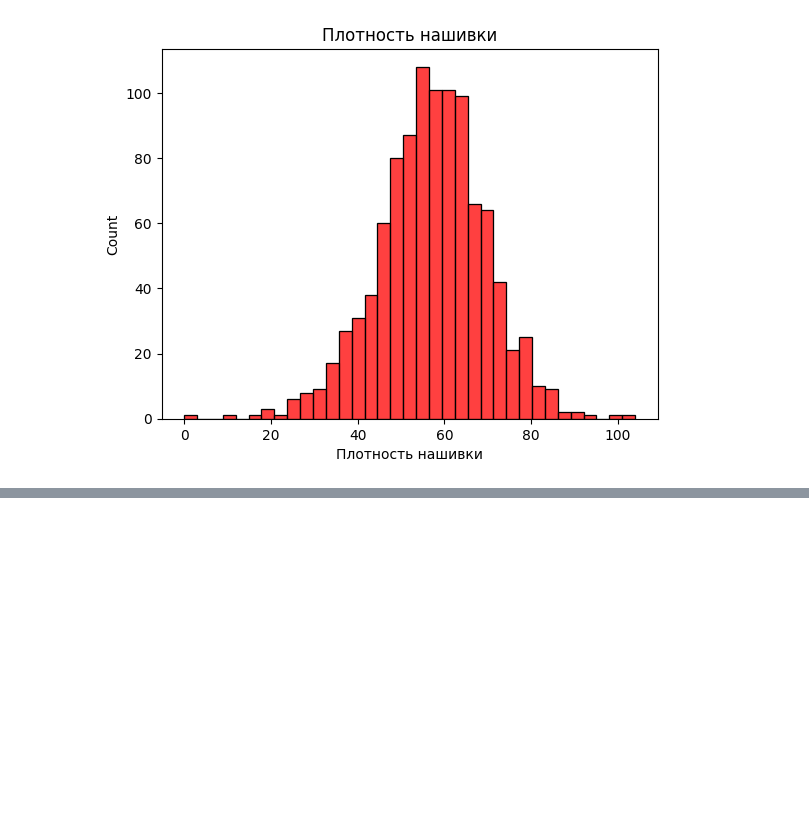
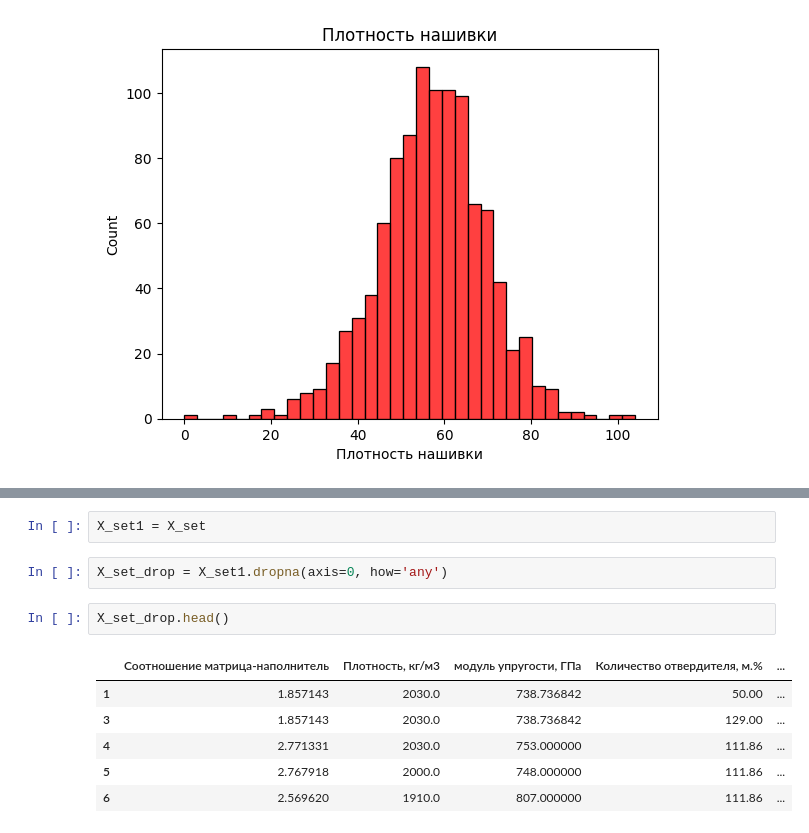
Before and after one commit to Ziyangirova/VKR, a Jupyter notebook: VKR.ipynb, the cells around one changed output, grey strips where cells are left out. Cells and saved outputs as stored; diff of their text form; blank space fills up the shorter version.

```diff
--- a/VKR.ipynb
+++ b/VKR.ipynb
@@ -155,0 +179,13 @@ plt.show()
+# %%
+X_set1 = X_set
+# %%
+X_set_drop = X_set1.dropna(axis=0, how='any')
+# %%
+X_set_drop.head()
+# %% [output]
+|  | Соотношение матрица-наполнитель | Плотность, кг/м3 | модуль упругости, ГПа | Количество отвердителя, м.% | ... |
+| 1 | 1.857143 | 2030.0 | 738.736842 | 50.00 | ... |
+| 3 | 1.857143 | 2030.0 | 738.736842 | 129.00 | ... |
+| 4 | 2.771331 | 2030.0 | 753.000000 | 111.86 | ... |
+| 5 | 2.767918 | 2000.0 | 748.000000 | 111.86 | ... |
+| 6 | 2.569620 | 1910.0 | 807.000000 | 111.86 | ... |
```
Also changed, not shown: parts of 12 cells of this notebook.
